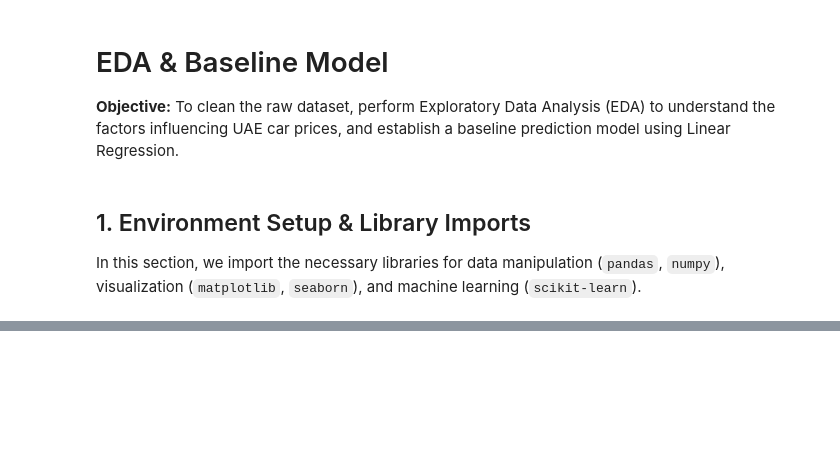
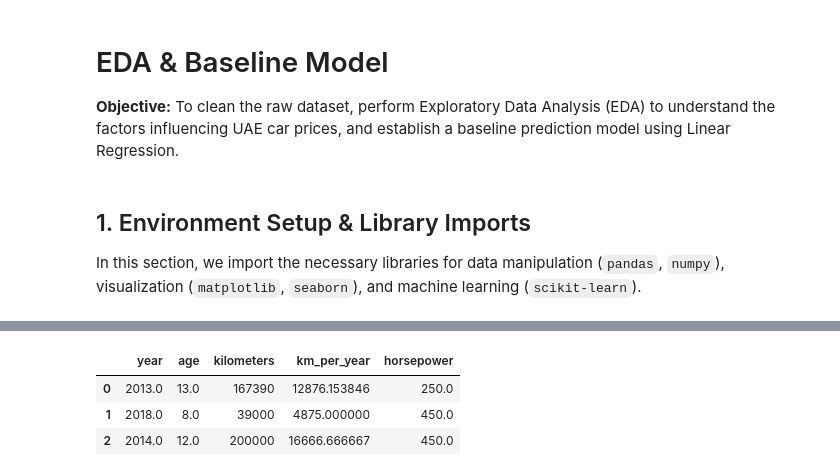
Before and after one commit to WafeeqAthaaullah/uae-car-price-predictor, a Jupyter notebook: notebooks/01_eda_preprocessing_linear_regression.ipynb, the cells around one changed output, grey strips where cells are left out. Cells and saved outputs as stored; diff of their text form; code cells hidden in the pictures; blank space fills up the shorter version.

```diff
--- a/notebooks/01_eda_preprocessing_linear_regression.ipynb
+++ b/notebooks/01_eda_preprocessing_linear_regression.ipynb
@@ -177,0 +20,8 @@ With the high-cardinality `Model` column safely engineered into a numeric score,
+# %%
+# Load the new dataset
+df = pd.read_csv('../data/data.csv')
+
+print(f"Initial Dataset Shape: {df.shape[0]} rows and {df.shape[1]} columns.\n")
+
+print("--- Missing Values ---")
+print(df.isnull().sum()[df.isnull().sum() > 0])
@@ -177,0 +99,34 @@ With the high-cardinality `Model` column safely engineered into a numeric score,
+# %%
+# Calculate Age
+current_year = datetime.now().year
+df_clean['age'] = current_year - df_clean['year']
+
+# Calculate Km per Year (replace 0 age with 1 to avoid division errors on brand new cars)
+df_clean['km_per_year'] = df_clean['kilometers'] / df_clean['age'].replace(0, 1)
+
+# Horsepower Mapping
+hp_mapping = {
+    'Less than 150 HP': 125,
+    '150 - 200 HP': 175,
+    '200 - 300 HP': 250,
+    '300 - 400 HP': 350,
+    '400 - 500 HP': 450,
+    '500 - 600 HP': 550,
+    '600 - 700 HP': 650,
+    '700 - 800 HP': 750,
+    '800 - 900 HP': 850,
+    '900+ HP': 950
+}
+
+# Map the strings to our numbers ('Unknown' automatically becomes NaN)
+df_clean['horsepower'] = df_clean['horsepower'].map(hp_mapping)
+
+# Fill the newly created NaNs ('Unknowns') with the median horsepower of the dataset
+df_clean['horsepower'] = df_clean['horsepower'].fillna(df_clean['horsepower'].median())
+
+df_clean[['year', 'age', 'kilometers', 'km_per_year', 'horsepower']].head(3)
+# %% [output]
+|  | year | age | kilometers | km_per_year | horsepower |
+| 0 | 2013.0 | 13.0 | 167390 | 12876.153846 | 250.0 |
+| 1 | 2018.0 | 8.0 | 39000 | 4875.000000 | 450.0 |
+| 2 | 2014.0 | 12.0 | 200000 | 16666.666667 | 450.0 |
```
Also changed, not shown: parts of 26 cells of this notebook, 2 other files.
